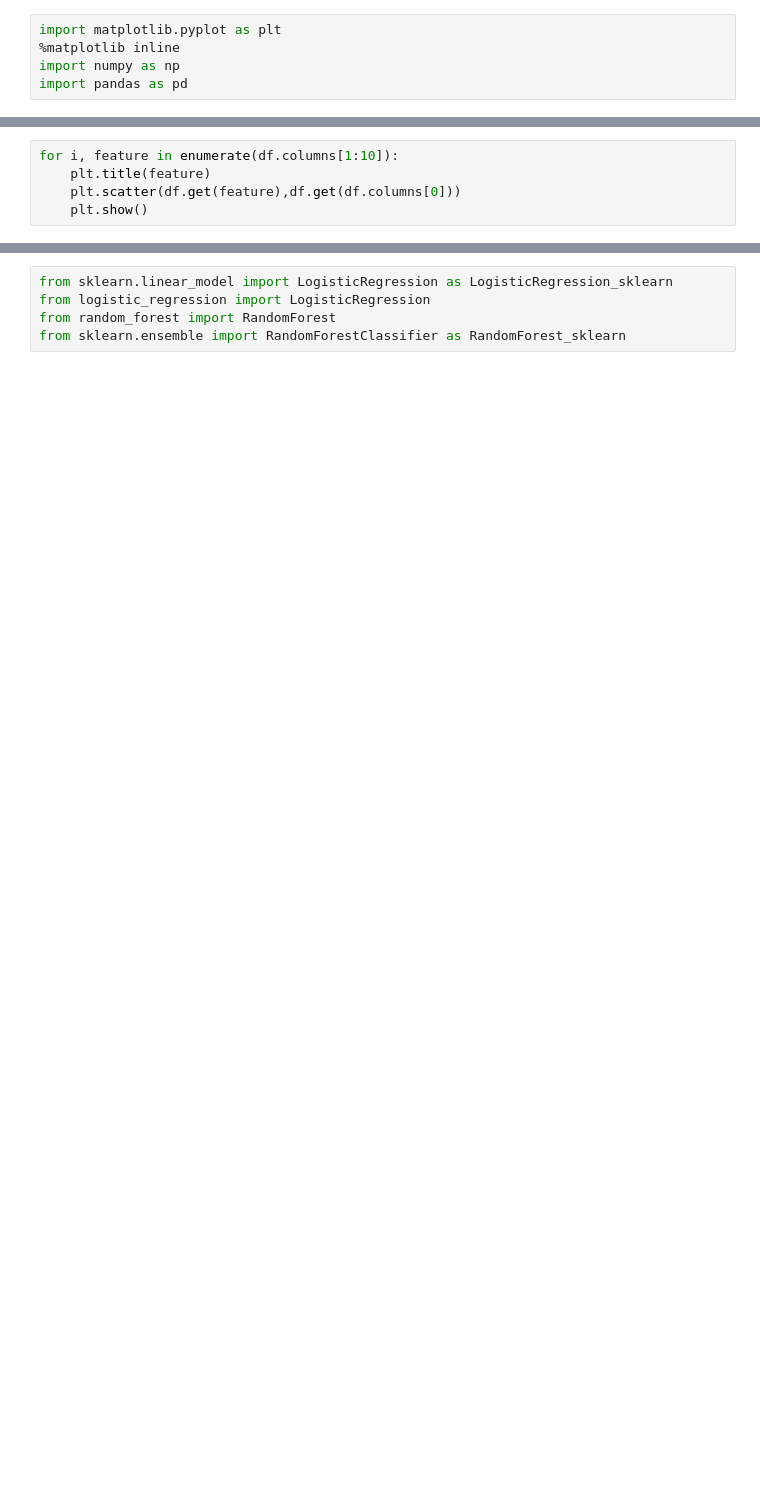
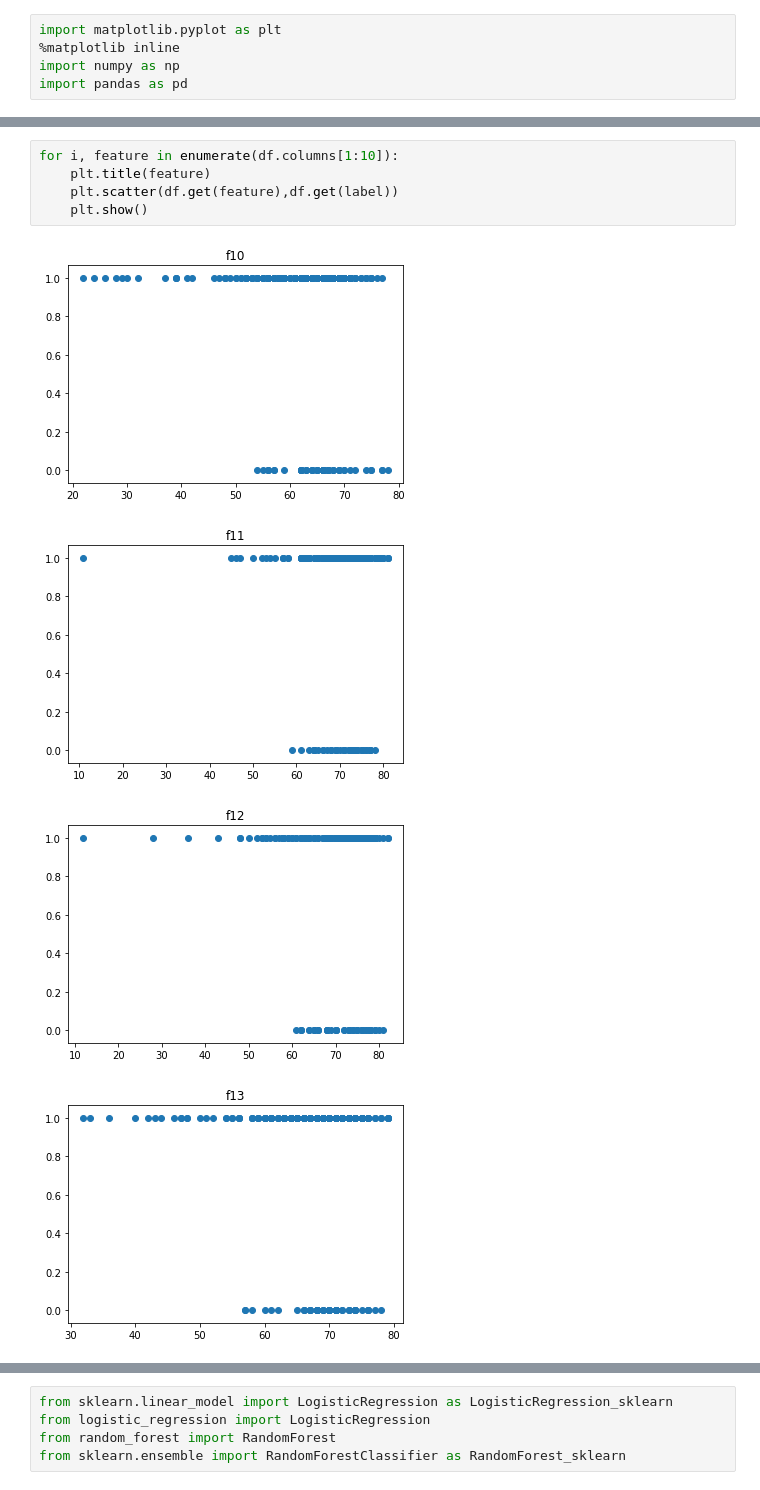
Before and after one commit to Rosehair/ml_team_dav, a Jupyter notebook: pandas_Ashot_Matevosyan.ipynb, the cells around one changed output, grey strips where cells are left out. Saved outputs shown, nothing was run; the diff lists cells and outputs as text; blank space fills up the shorter version.

```diff
--- a/pandas_Ashot_Matevosyan.ipynb
+++ b/pandas_Ashot_Matevosyan.ipynb
@@ -14,5 +39,10 @@ plt.title("Distribution of 1")
 # %%
 for i, feature in enumerate(df.columns[1:10]):
     plt.title(feature)
-    plt.scatter(df.get(feature),df.get(df.columns[0]))
+    plt.scatter(df.get(feature),df.get(label))
     plt.show()
+# %% [output]
+[figure, added]
+[figure, added]
+[figure, added]
+[figure, added]
```
Also changed, not shown: parts of 10 cells of this notebook, 2 other files.
